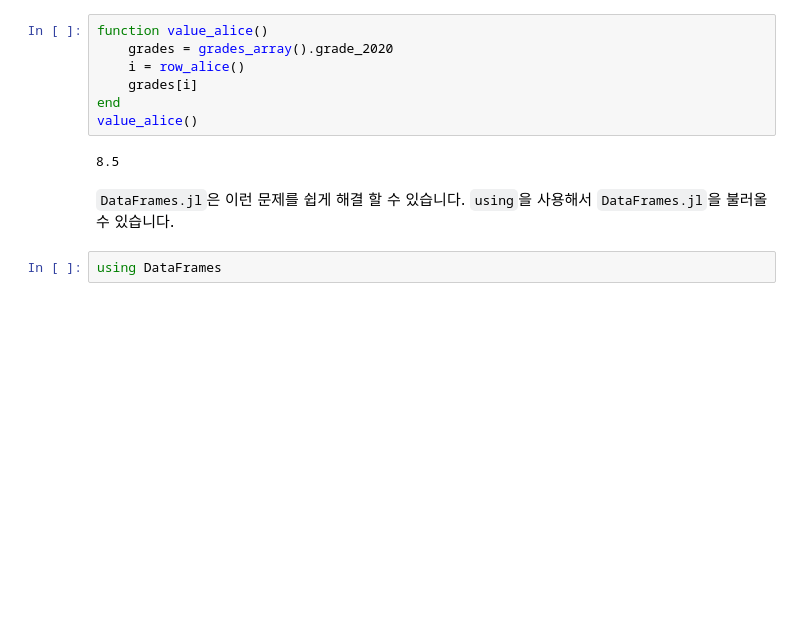
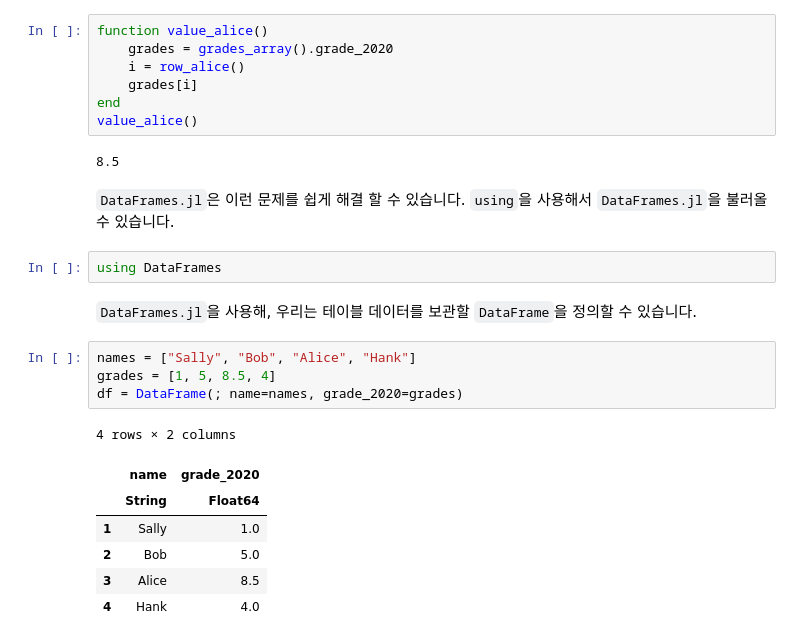
Before and after one commit to JunDamin/NotebooksForDataScience, a Jupyter notebook: docs/julia/data_science/04_DataFrames.ipynb, the cells around one changed output. Saved outputs shown, nothing was run; the diff lists cells and outputs as text; blank space fills up the shorter version.

```diff
--- a/docs/julia/data_science/04_DataFrames.ipynb
+++ b/docs/julia/data_science/04_DataFrames.ipynb
@@ -90,3 +90,17 @@ value_alice()
 `DataFrames.jl`은 이런 문제를 쉽게 해결 할 수 있습니다. `using`을 사용해서 `DataFrames.jl`을 불러올 수 있습니다.
 # %%
 using DataFrames
+# %% [markdown]
+`DataFrames.jl`을 사용해, 우리는 테이블 데이터를 보관할 `DataFrame`을 정의할 수 있습니다.
+# %%
+names = ["Sally", "Bob", "Alice", "Hank"]
+grades = [1, 5, 8.5, 4]
+df = DataFrame(; name=names, grade_2020=grades)
+# %% [output]
+4 rows × 2 columns
+|  | name | grade_2020 |
+|  | String | Float64 |
+| 1 | Sally | 1.0 |
+| 2 | Bob | 5.0 |
+| 3 | Alice | 8.5 |
+| 4 | Hank | 4.0 |
```
Also changed, not shown: parts of 101 cells of this notebook, 4 other files.
